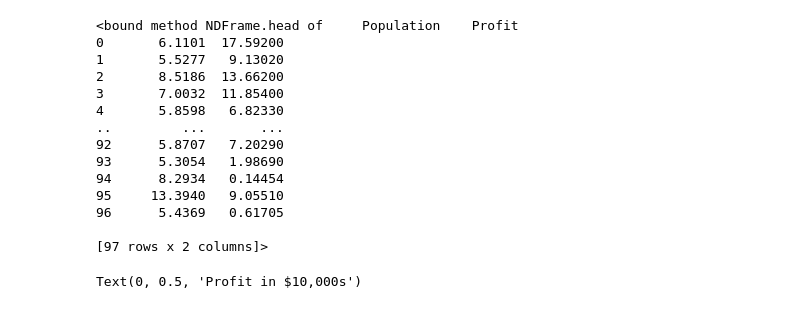
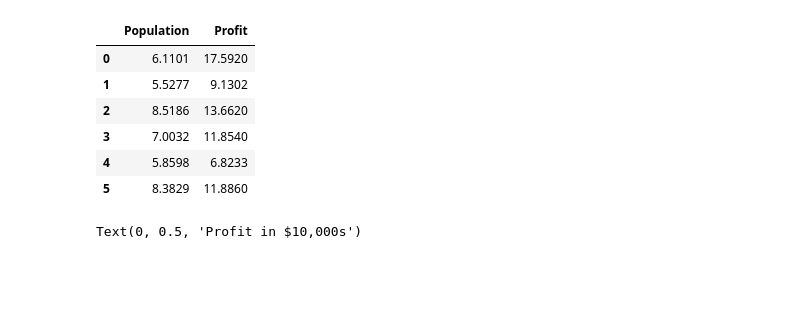
Before and after one commit to JewelThrone90/linear-regression-gradient-descent, a Jupyter notebook: Linear_Regression.ipynb, the cells around one changed output. Cells and saved outputs as stored; diff of their text form; code cells hidden in the pictures; blank space fills up the shorter version.

```diff
--- a/Linear_Regression.ipynb
+++ b/Linear_Regression.ipynb
@@ -6,20 +16,14 @@ import seaborn as sns
 # %%
+# Read in the data in csv form and plot the first  6 rows
 data = pd.read_csv('ex1data1.txt', header = None)
 data.columns = ['Population', 'Profit']
-data.head
+data.head(6)
 # %% [output]
-<bound method NDFrame.head of     Population    Profit
-0       6.1101  17.59200
-1       5.5277   9.13020
-2       8.5186  13.66200
-3       7.0032  11.85400
-4       5.8598   6.82330
-..         ...       ...
-92      5.8707   7.20290
-93      5.3054   1.98690
-94      8.2934   0.14454
-95     13.3940   9.05510
-96      5.4369   0.61705
-
-[97 rows x 2 columns]>
+|  | Population | Profit |
+| 0 | 6.1101 | 17.5920 |
+| 1 | 5.5277 | 9.1302 |
+| 2 | 8.5186 | 13.6620 |
+| 3 | 7.0032 | 11.8540 |
+| 4 | 5.8598 | 6.8233 |
+| 5 | 8.3829 | 11.8860 |
 # %%
```
Also changed, not shown: parts of 8 cells of this notebook.
